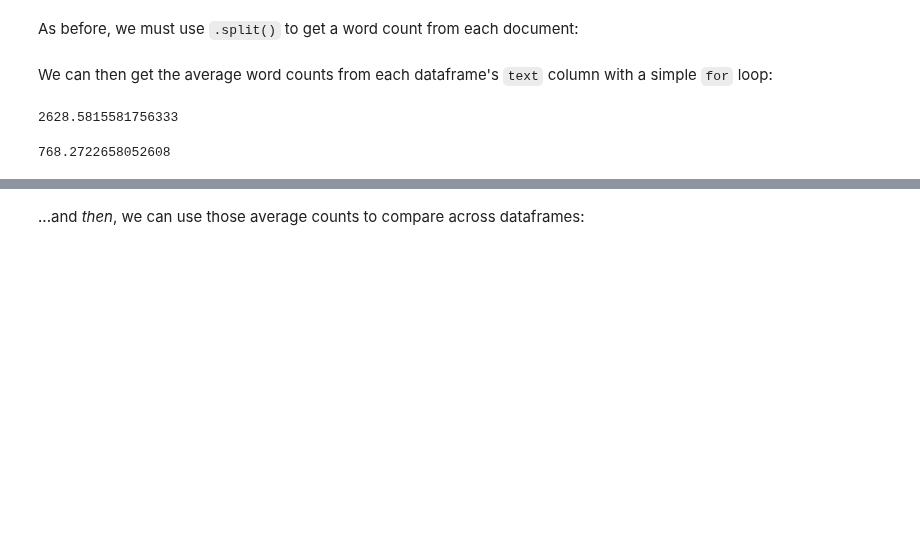
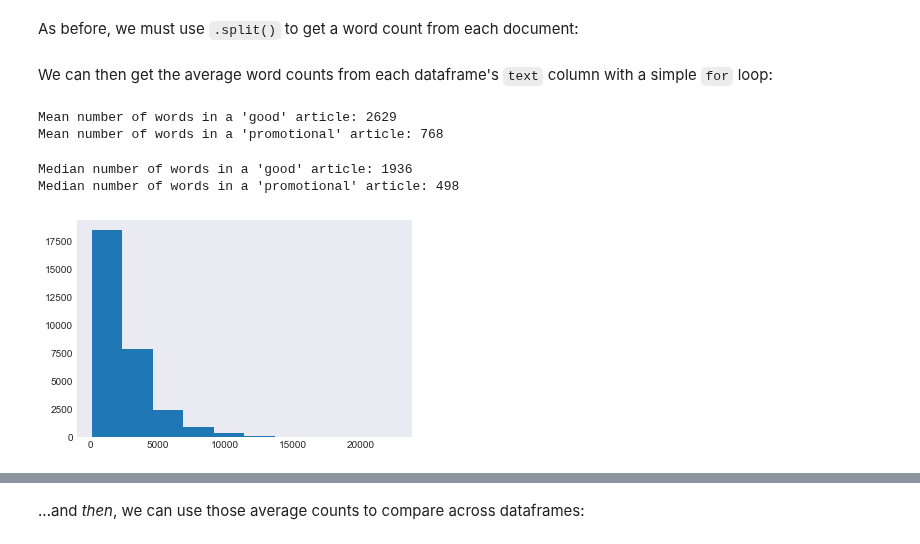
Before and after one commit to toastdeini/Wikipedia-article-quality, a Jupyter notebook: prep/Exploratory_Analysis.ipynb, the cells around one changed output, grey strips where cells are left out. Drawn from its saved outputs; the diff is of its cells as text; code cells hidden in the pictures; blank space fills up the shorter version.

```diff
--- a/prep/Exploratory_Analysis.ipynb
+++ b/prep/Exploratory_Analysis.ipynb
@@ -188,25 +205,43 @@ split_words_good = df_good.text.str.split()
 split_words_promo = df_promo.text.str.split()
 # %% [markdown]
 We can then get the average word counts from each dataframe's `text` column with a simple `for` loop:
-# %%
-word_count_good = 0
-
-for article in split_words_good:
-    word_count_good += len(article)
-
-avg_words_good = word_count_good / len(split_words_good)
-
-print(avg_words_good)
-# %% [output]
-2628.5815581756333
-# %%
-word_count_promo = 0
-
-for article in split_words_promo:
-    word_count_promo += len(article)
-
-avg_words_promo = word_count_promo / len(split_words_promo)
-
-print(avg_words_promo)
-# %% [output]
-768.2722658052608
+# %%
+total_words_good = 0
+total_words_promo = 0
+
+for article in split_words_good:
+    total_words_good += len(article)
+
+for article in split_words_promo:
+    total_words_promo += len(article)
+
+mean_words_good = total_words_good / len(split_words_good)
+mean_words_promo = total_words_promo / len(split_words_promo)
+
+print(f"Mean number of words in a 'good' article: {mean_words_good:.0f}")
+print(f"Mean number of words in a 'promotional' article: {mean_words_promo:.0f}")
+# %% [output]
+Mean number of words in a 'good' article: 2629
+Mean number of words in a 'promotional' article: 768
+# %%
+word_counts_good = []
+word_counts_promo = []
+
+for article in split_words_good:
+    word_counts_good.append(len(article))
+
+for article in split_words_promo:
+    word_counts_promo.append(len(article))
+
+med_words_good = np.median(word_counts_good)
+med_words_promo = np.median(word_counts_promo)
+
+print(f"Median number of words in a 'good' article: {med_words_good:.0f}")
+print(f"Median number of words in a 'promotional' article: {med_words_promo:.0f}")
+# %% [output]
+Median number of words in a 'good' article: 1936
+Median number of words in a 'promotional' article: 498
+# %%
+plt.hist(word_counts_good);
+# %% [output]
+[figure, added]
```
Also changed, not shown: parts of 15 cells of this notebook, 2 other files.
